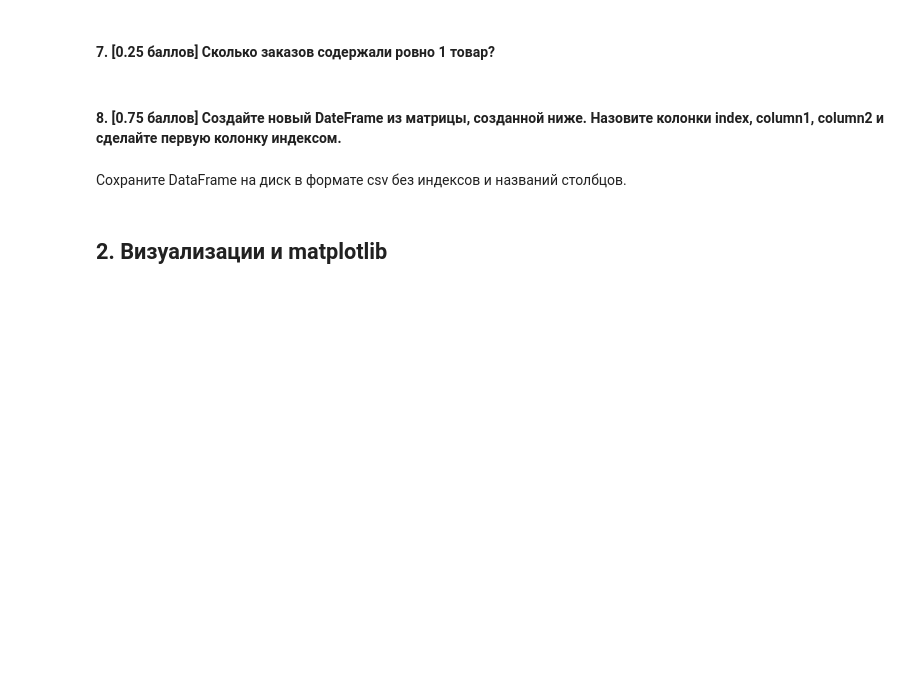
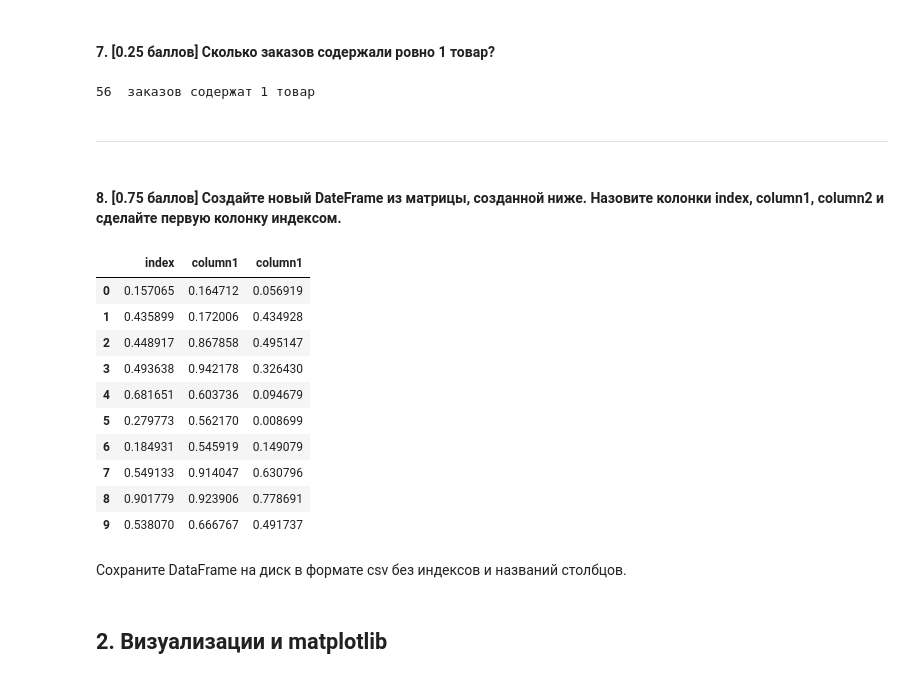
Before and after one commit to hse-mlearn/ha-01-vladimirmorozov057, a Jupyter notebook: homework-practice-01.ipynb, the cells around one changed output. Saved outputs shown, nothing was run; the diff lists cells and outputs as text; code cells hidden in the pictures; blank space fills up the shorter version.

```diff
--- a/homework-practice-01.ipynb
+++ b/homework-practice-01.ipynb
@@ -234,9 +280,31 @@ ______
+# %%
+file4 = file.groupby(['order_id']).aggregate(sum)
+file4 = file4[file4['quantity'] == 1]
+print(file4['quantity'].count(), ' заказов содержат 1 товар')
+# %% [output]
+56  заказов содержат 1 товар
+# %% [markdown]
+_____
 # %% [markdown]
 #### 8. [0.75 баллов] Создайте новый DateFrame из матрицы, созданной ниже. Назовите колонки index, column1, column2 и сделайте первую колонку индексом.
 # %%
 data = np.random.rand(10, 3)
-
-# your code
+new_labels = ['index', 'column1', 'column1']
+df = pd.DataFrame(data)
+df.columns = new_labels
+df
+# %% [output]
+|  | index | column1 | column1 |
+| 0 | 0.157065 | 0.164712 | 0.056919 |
+| 1 | 0.435899 | 0.172006 | 0.434928 |
+| 2 | 0.448917 | 0.867858 | 0.495147 |
+| 3 | 0.493638 | 0.942178 | 0.326430 |
+| 4 | 0.681651 | 0.603736 | 0.094679 |
+| 5 | 0.279773 | 0.562170 | 0.008699 |
+| 6 | 0.184931 | 0.545919 | 0.149079 |
+| 7 | 0.549133 | 0.914047 | 0.630796 |
+| 8 | 0.901779 | 0.923906 | 0.778691 |
+| 9 | 0.538070 | 0.666767 | 0.491737 |
 # %% [markdown]
 Сохраните DataFrame на диск в формате csv без индексов и названий столбцов.
 # %%
```
Also changed, not shown: parts of 15 cells of this notebook.
